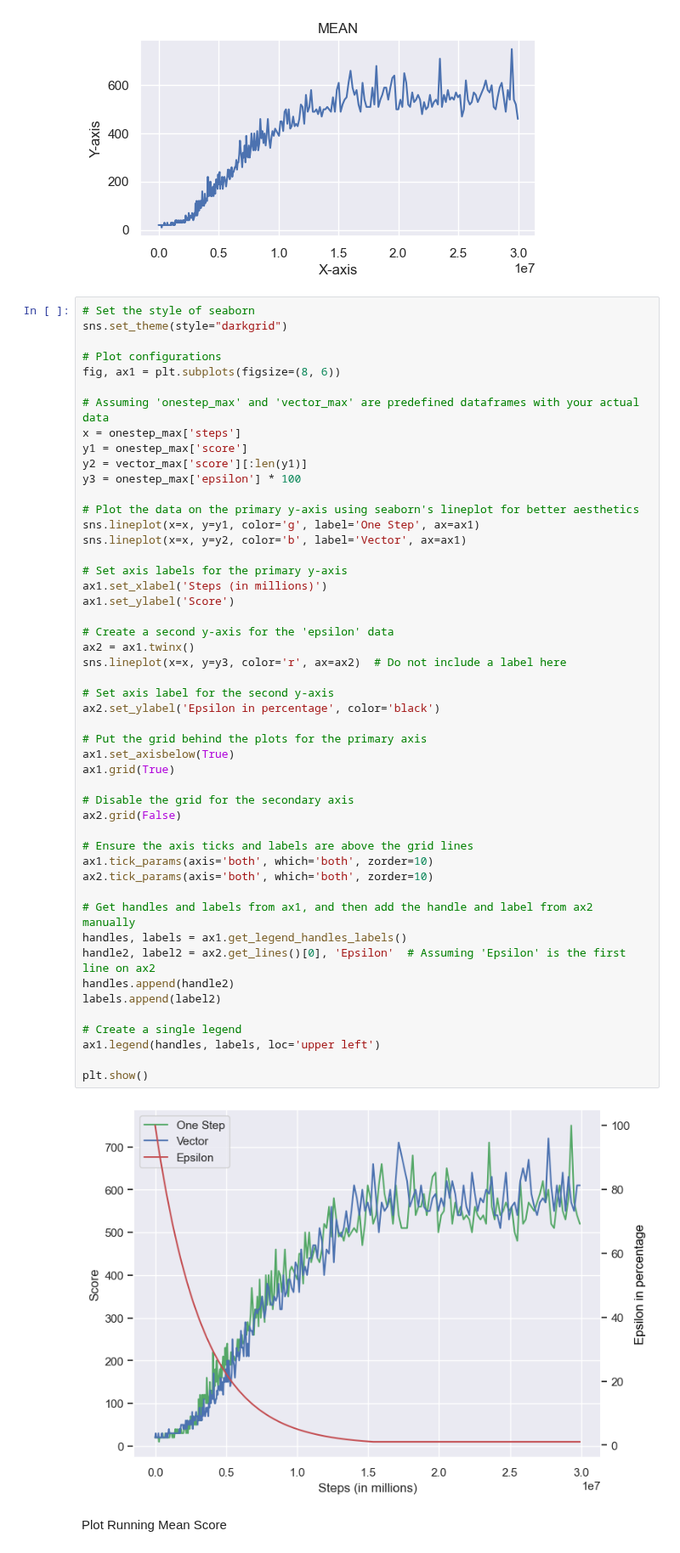
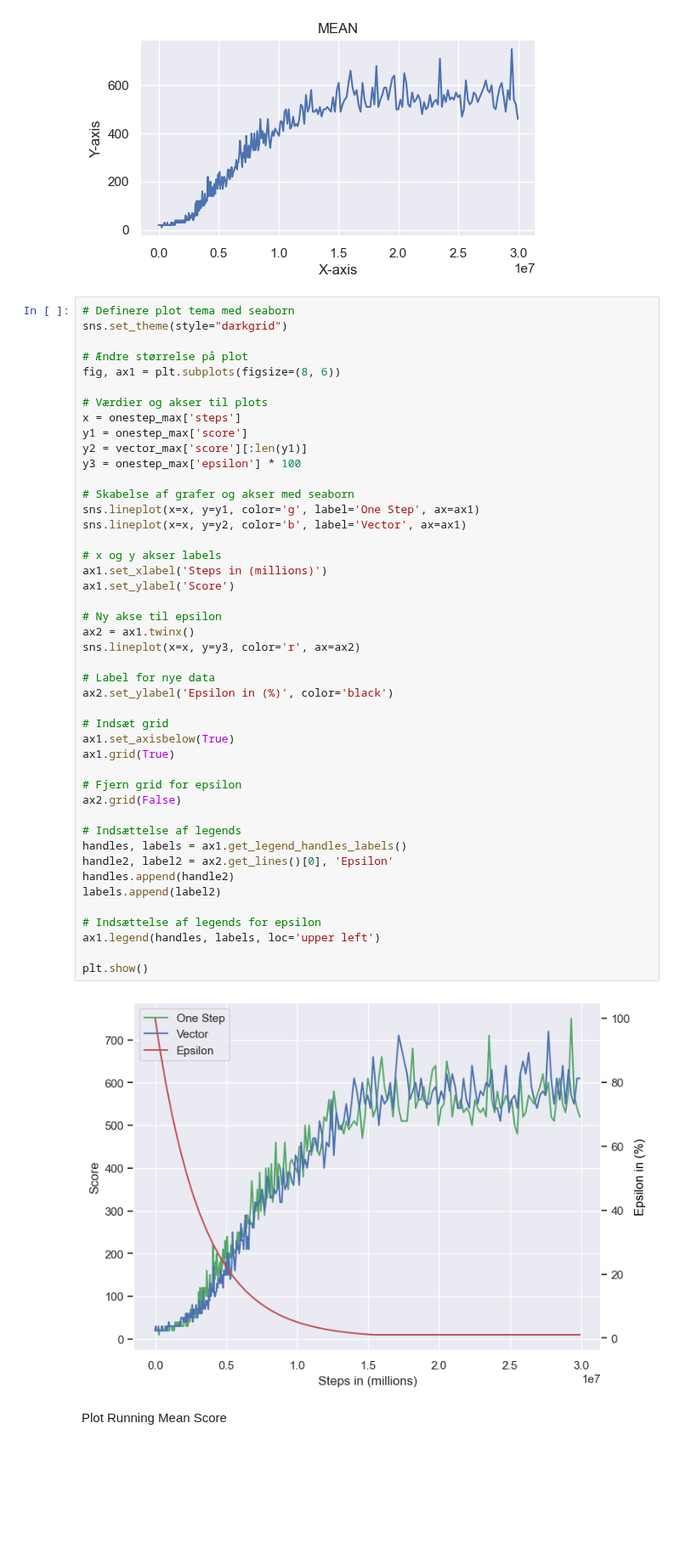
Before and after one commit to vietnhprivat/snake_ai, a Jupyter notebook: src/Classes/data_collection_training_data.ipynb, the cells around one changed output. Shown at 85% size. Drawn from its saved outputs; the diff is of its cells as text; blank space fills up the shorter version.

Commit message:
Tilføjet dokumentation til de forskellige visualisationer til trænings data

```diff
--- a/src/Classes/data_collection_training_data.ipynb
+++ b/src/Classes/data_collection_training_data.ipynb
@@ -188,56 +190,52 @@ plt.show()
 # %% [output]
 [figure]
 # %%
-# Set the style of seaborn
+# Definere plot tema med seaborn
 sns.set_theme(style="darkgrid")
 
-# Plot configurations
+# Ændre størrelse på plot
 fig, ax1 = plt.subplots(figsize=(8, 6))
 
-# Assuming 'onestep_max' and 'vector_max' are predefined dataframes with your actual data
+# Værdier og akser til plots
 x = onestep_max['steps']
 y1 = onestep_max['score']
 y2 = vector_max['score'][:len(y1)]
 y3 = onestep_max['epsilon'] * 100
 
-# Plot the data on the primary y-axis using seaborn's lineplot for better aesthetics
+# Skabelse af grafer og akser med seaborn
 sns.lineplot(x=x, y=y1, color='g', label='One Step', ax=ax1)
 sns.lineplot(x=x, y=y2, color='b', label='Vector', ax=ax1)
 
-# Set axis labels for the primary y-axis
-ax1.set_xlabel('Steps (in millions)')
+# x og y akser labels
+ax1.set_xlabel('Steps in (millions)')
 ax1.set_ylabel('Score')
 
-# Create a second y-axis for the 'epsilon' data
+# Ny akse til epsilon
 ax2 = ax1.twinx()
-sns.lineplot(x=x, y=y3, color='r', ax=ax2)  # Do not include a label here
+sns.lineplot(x=x, y=y3, color='r', ax=ax2)
 
-# Set axis label for the second y-axis
-ax2.set_ylabel('Epsilon in percentage', color='black')
+# Label for nye data
+ax2.set_ylabel('Epsilon in (%)', color='black')
 
-# Put the grid behind the plots for the primary axis
+# Indsæt grid
 ax1.set_axisbelow(True)
 ax1.grid(True)
 
-# Disable the grid for the secondary axis
+# Fjern grid for epsilon
 ax2.grid(False)
 
-# Ensure the axis ticks and labels are above the grid lines
-ax1.tick_params(axis='both', which='both', zorder=10)
-ax2.tick_params(axis='both', which='both', zorder=10)
-
-# Get handles and labels from ax1, and then add the handle and label from ax2 manually
+# Indsættelse af legends
 handles, labels = ax1.get_legend_handles_labels()
-handle2, label2 = ax2.get_lines()[0], 'Epsilon'  # Assuming 'Epsilon' is the first line on ax2
+handle2, label2 = ax2.get_lines()[0], 'Epsilon'
 handles.append(handle2)
 labels.append(label2)
 
-# Create a single legend
+# Indsættelse af legends for epsilon
 ax1.legend(handles, labels, loc='upper left')
 
 plt.show()
 # %% [output]
-[figure, old version]
+[figure, new version]
 # %% [markdown]
 Plot Running Mean Score
 # %%
```
Also changed, not shown: parts of 1 cell of this notebook, 2 other files.
